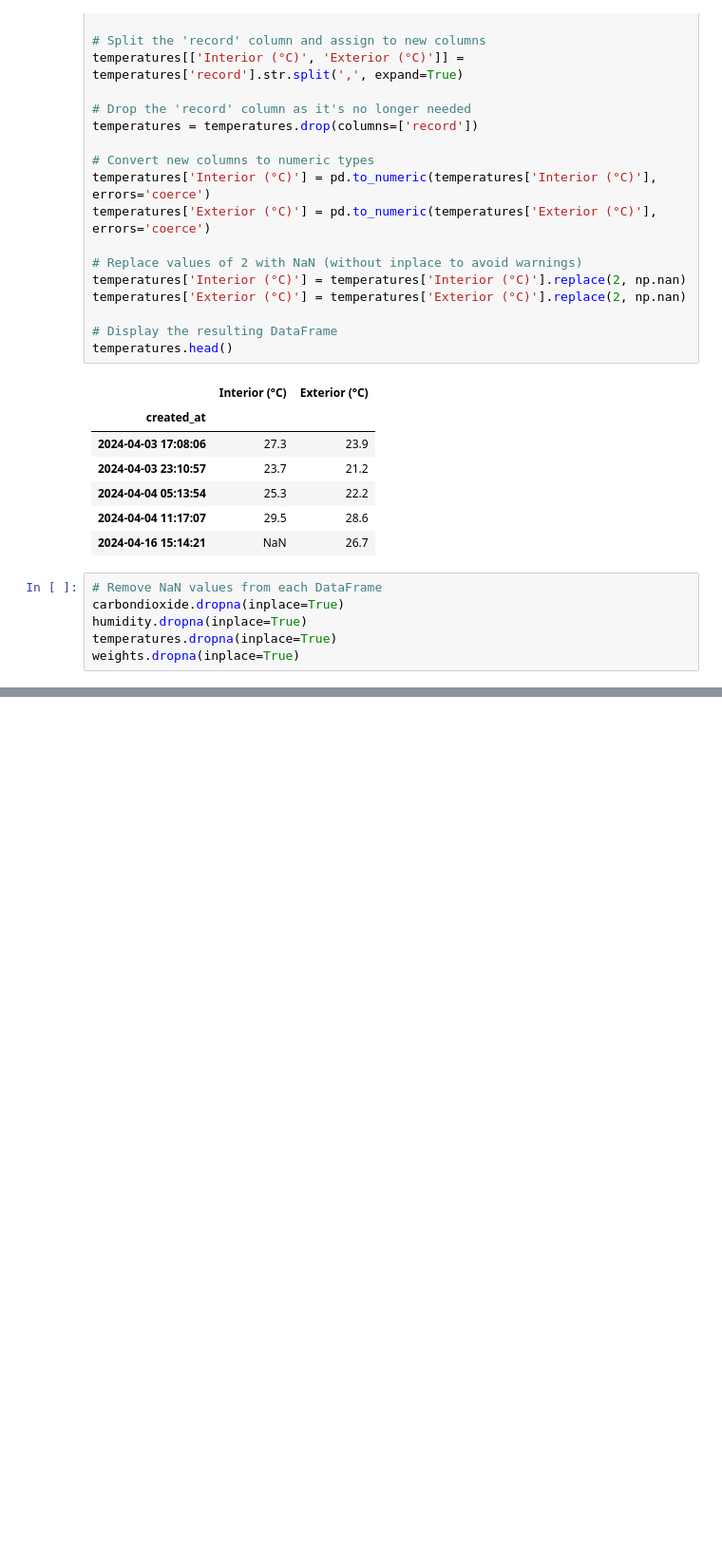
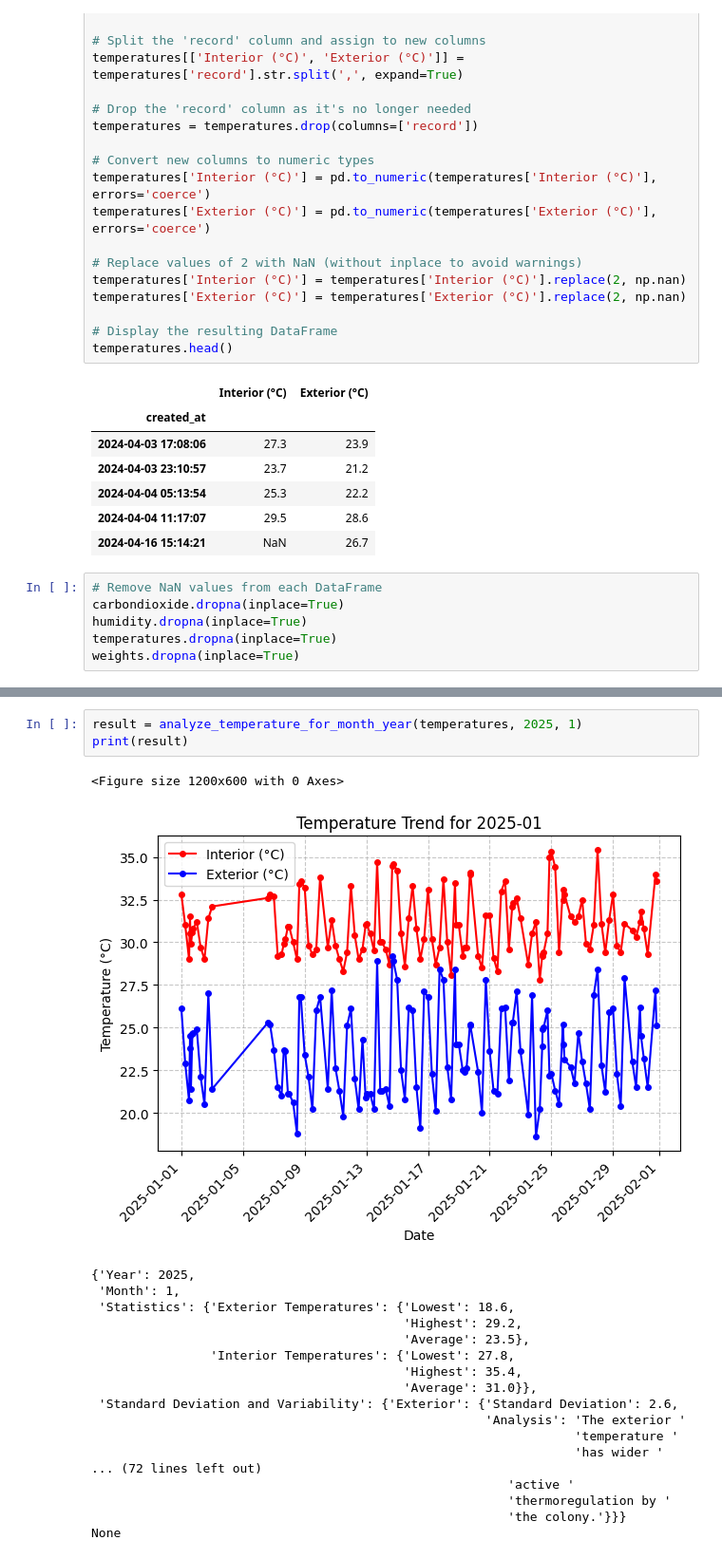
Before and after one commit to GeorgeLukaanya/GeorgeCode, a Jupyter notebook: reportnotebook.ipynb, the cells around one changed output, grey strips where cells are left out. Shown at 95% size. Cells and saved outputs as stored; diff of their text form; blank space fills up the shorter version.

```diff
--- a/reportnotebook.ipynb
+++ b/reportnotebook.ipynb
@@ -134,0 +552,23 @@ weights.dropna(inplace=True)
+# %%
+result = analyze_temperature_for_month_year(temperatures, 2025, 1)
+print(result)
+# %% [output]
+<Figure size 1200x600 with 0 Axes>
+[figure, added]
+{'Year': 2025,
+ 'Month': 1,
+ 'Statistics': {'Exterior Temperatures': {'Lowest': 18.6,
+                                          'Highest': 29.2,
+                                          'Average': 23.5},
+                'Interior Temperatures': {'Lowest': 27.8,
+                                          'Highest': 35.4,
+                                          'Average': 31.0}},
+ 'Standard Deviation and Variability': {'Exterior': {'Standard Deviation': 2.6,
+                                                     'Analysis': 'The exterior '
+                                                                 'temperature '
+                                                                 'has wider '
+... (72 lines left out)
+                                                        'active '
+                                                        'thermoregulation by '
+                                                        'the colony.'}}}
+None
```
Also changed, not shown: parts of 6 cells of this notebook.
